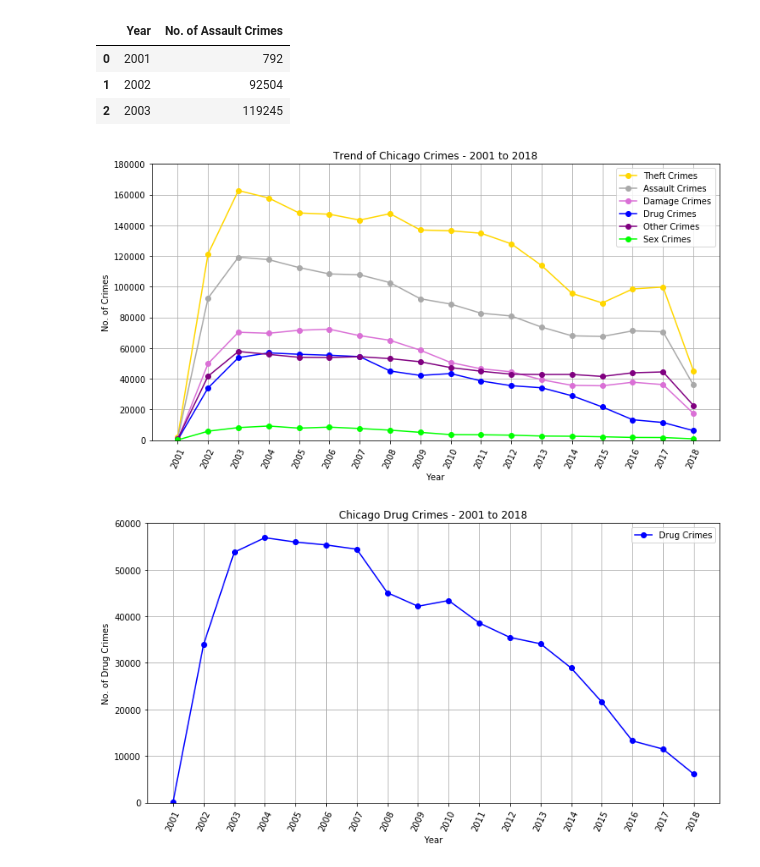
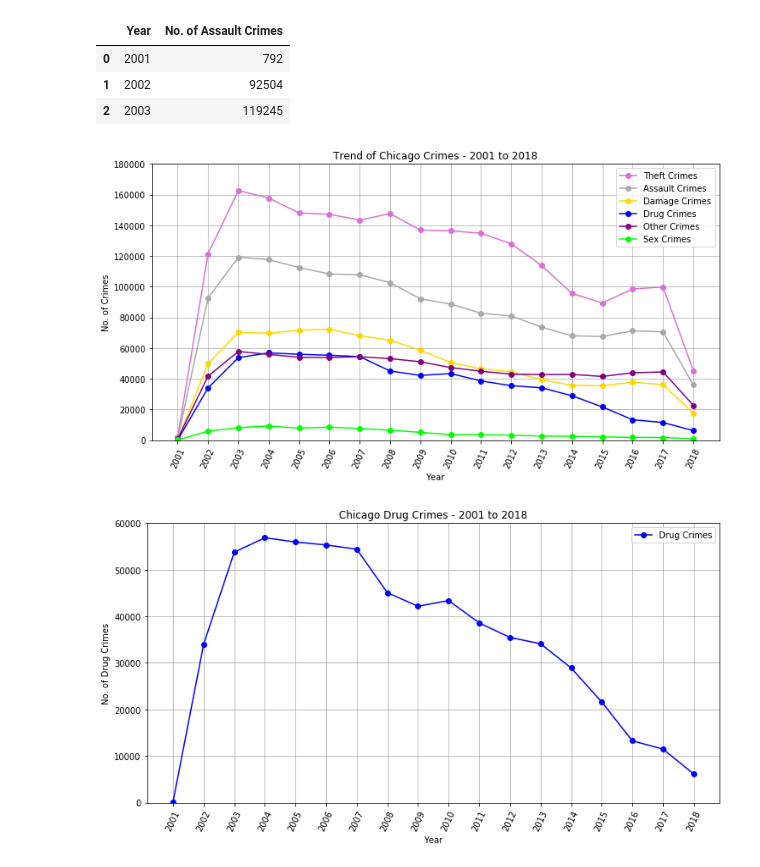
Before and after one commit to Jahmah/Chicago-Drug-Crimes-Story, a Jupyter notebook: ChicagoDrugCrimes.ipynb, the cells around one changed output. Drawn from its saved outputs; the diff is of its cells as text; code cells hidden in the pictures.

```diff
--- a/ChicagoDrugCrimes.ipynb
+++ b/ChicagoDrugCrimes.ipynb
@@ -354,39 +354,39 @@ plt.figure(figsize=(12,6))
 
 # Create plots for each crime
 plt.plot(theft_crimes_year['Year'], theft_crimes_year['No. of Theft Crimes'], marker ='o',
-         color='gold', label="Theft Crimes")
+         color='orchid', label="Theft Crimes")
 
 plt.plot(assault_crimes_year['Year'], assault_crimes_year['No. of Assault Crimes'], marker ='o',
          color='darkgrey', label="Assault Crimes")
 
 plt.plot(damage_crimes_year['Year'], damage_crimes_year['No. of Damage Crimes'], marker ='o',
-         color='orchid', label="Damage Crimes")
+         color='gold', label="Damage Crimes")
 
 plt.plot(drugs_crime_year['Year'], drugs_crime_year['No. of Drug Crimes'], marker ='o',
          color='blue', label="Drug Crimes")
 
 plt.plot(other_crimes_year['Year'], other_crimes_year['No. of Other Offense Crimes'], marker ='o',
          color='purple', label="Other Crimes")
 
 plt.plot(sex_crimes_year['Year'], sex_crimes_year['No. of Sex Crimes'], marker ='o',
          color='lime', label="Sex Crimes")
 
 
 # Incorporate other graph properties
 plt.title('Trend of Chicago Crimes - 2001 to 2018')
 plt.xlabel("Year")
 plt.ylim(0,180000)
 plt.ylabel("No. of Crimes")
 plt.legend(loc='best')
 plt.xticks(np.arange(2001,2019,1), rotation = 65)
 plt.grid(True)
 
 # Save the output
 plt.savefig("Chicago_crimes_Images\\Chicago_trends_crimes.png")
 
 plt.show()
 # %% [output]
-[figure, old version]
+[figure, new version]
 # %%
 # Set figure size
 plt.figure(figsize=(12,6))
```
Also changed, not shown: 1 other file.
